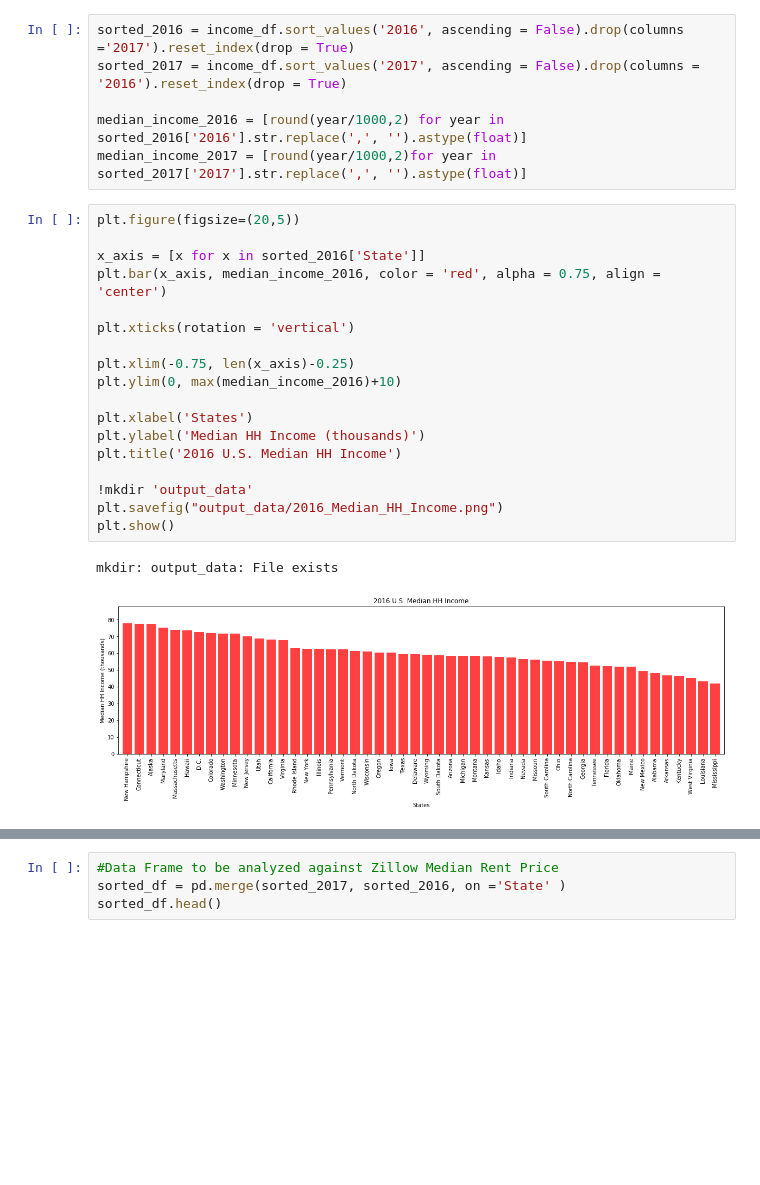
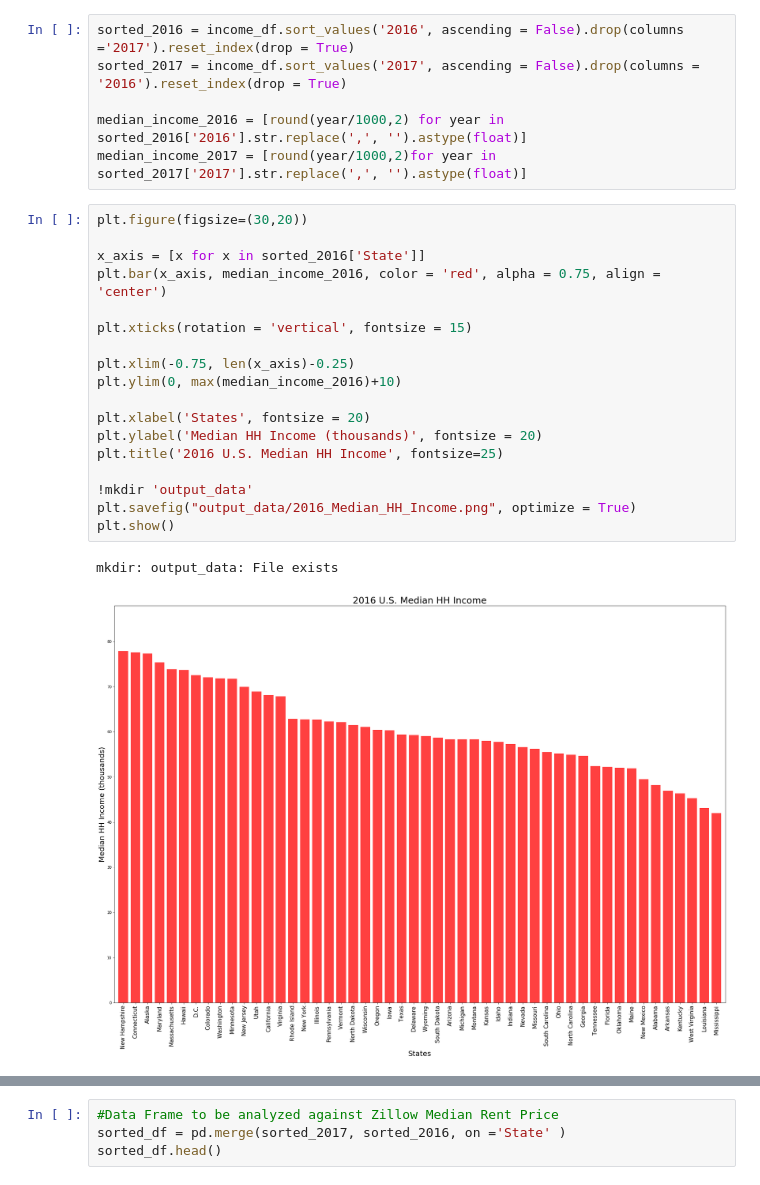
Before and after one commit to calderon0423/Commitment-Issues, a Jupyter notebook: Median_Household_Income.ipynb, the cells around one changed output, grey strips where cells are left out. Cells and saved outputs as stored; diff of their text form; blank space fills up the shorter version.

Commit message:
re-uploading images with formatting

```diff
--- a/Median_Household_Income.ipynb
+++ b/Median_Household_Income.ipynb
@@ -26,24 +26,24 @@ sorted_2017 = income_df.sort_values('2017', ascending = False).drop(columns = '2
 median_income_2016 = [round(year/1000,2) for year in sorted_2016['2016'].str.replace(',', '').astype(float)]
 median_income_2017 = [round(year/1000,2)for year in sorted_2017['2017'].str.replace(',', '').astype(float)]
 # %%
-plt.figure(figsize=(20,5))
+plt.figure(figsize=(30,20))
 
 x_axis = [x for x in sorted_2016['State']]
 plt.bar(x_axis, median_income_2016, color = 'red', alpha = 0.75, align = 'center')
 
-plt.xticks(rotation = 'vertical')
+plt.xticks(rotation = 'vertical', fontsize = 15)
 
 plt.xlim(-0.75, len(x_axis)-0.25)
 plt.ylim(0, max(median_income_2016)+10)
 
-plt.xlabel('States')
-plt.ylabel('Median HH Income (thousands)')
-plt.title('2016 U.S. Median HH Income')
+plt.xlabel('States', fontsize = 20)
+plt.ylabel('Median HH Income (thousands)', fontsize = 20)
+plt.title('2016 U.S. Median HH Income', fontsize=25)
 
 !mkdir 'output_data'
-plt.savefig("output_data/2016_Median_HH_Income.png")
+plt.savefig("output_data/2016_Median_HH_Income.png", optimize = True)
 plt.show()
 # %% [output]
 mkdir: output_data: File exists
-[figure, old version]
+[figure, new version]
 # %%
```
Also changed, not shown: parts of 2 cells of this notebook, 4 other files.
